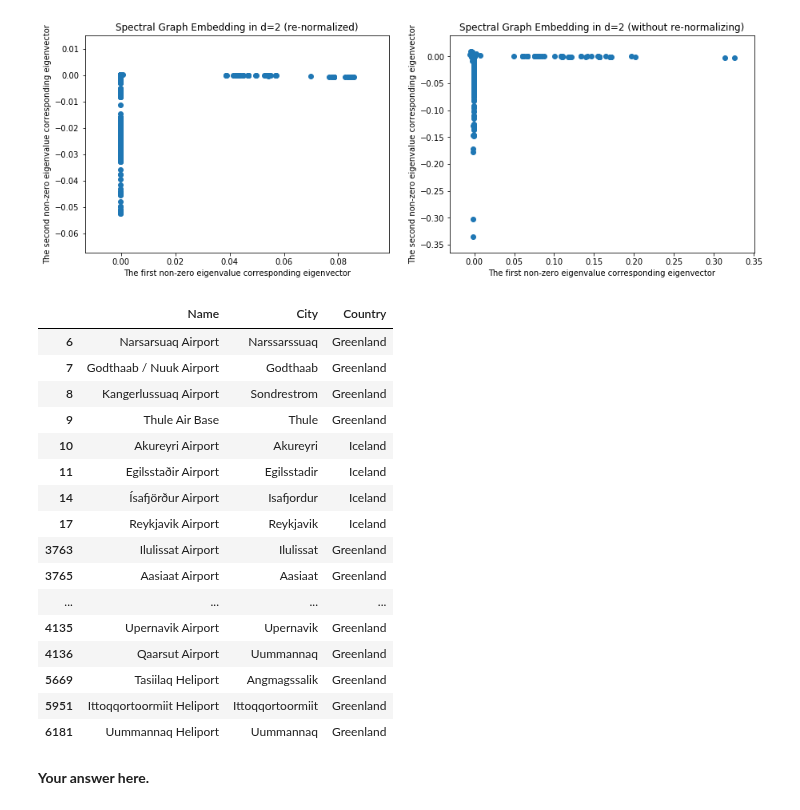
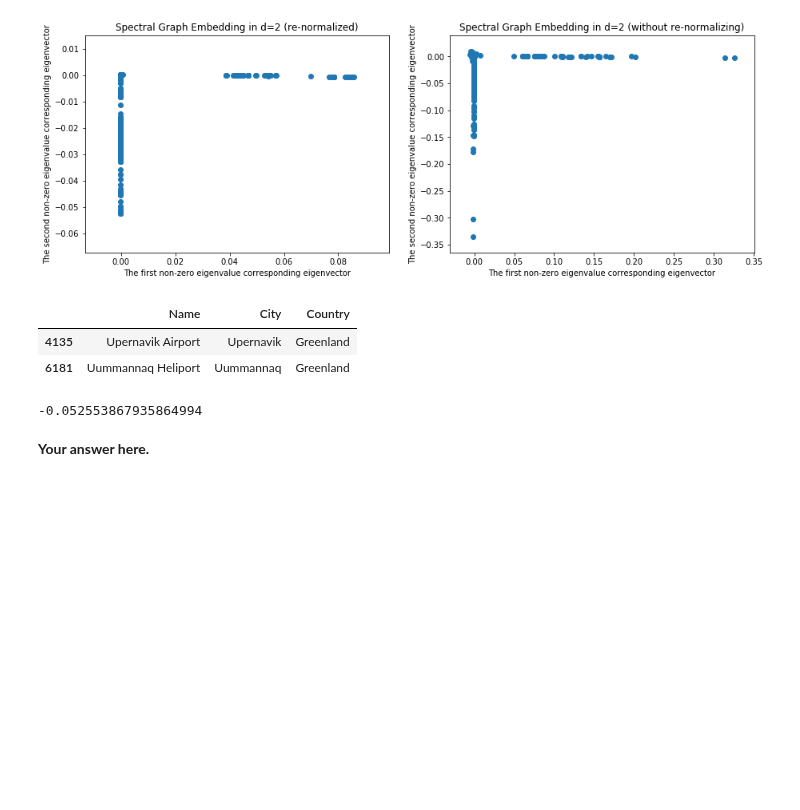
Before and after one commit to ownzonefeng/ntds_groupwork, a Jupyter notebook: Milestone3/3_spectral_graph_theory.ipynb, the cells around one changed output. Cells and saved outputs as stored; diff of their text form; code cells hidden in the pictures; blank space fills up the shorter version.

```diff
--- a/Milestone3/3_spectral_graph_theory.ipynb
+++ b/Milestone3/3_spectral_graph_theory.ipynb
@@ -306,27 +306,17 @@ ax0[1].scatter(Z[:,0], Z[:,1]) # without re-normalizing
 # %%
 airports = pd.read_csv("airports.txt",names = ['Airport_ID','Name','City','Country','IATA','ICAO','Latitude','Longitude',
                                                'Altitude','Timezone','DST','TZ database','Type','Source'])
-cluster1 = np.where(Z[:, 0]>0.02)
+cluster1 = np.where(Z[:,0]>0.25)
 pn = port_name[cluster1]
 airports[['Name', 'City', 'Country']].loc[airports.IATA.isin(pn)]
 # %% [output]
 |  | Name | City | Country |
-| 6 | Narsarsuaq Airport | Narssarssuaq | Greenland |
-| 7 | Godthaab / Nuuk Airport | Godthaab | Greenland |
-| 8 | Kangerlussuaq Airport | Sondrestrom | Greenland |
-| 9 | Thule Air Base | Thule | Greenland |
-| 10 | Akureyri Airport | Akureyri | Iceland |
-| 11 | Egilsstaðir Airport | Egilsstadir | Iceland |
-| 14 | Ísafjörður Airport | Isafjordur | Iceland |
-| 17 | Reykjavik Airport | Reykjavik | Iceland |
-| 3763 | Ilulissat Airport | Ilulissat | Greenland |
-| 3765 | Aasiaat Airport | Aasiaat | Greenland |
-| ... | ... | ... | ... |
 | 4135 | Upernavik Airport | Upernavik | Greenland |
-| 4136 | Qaarsut Airport | Uummannaq | Greenland |
-| 5669 | Tasiilaq Heliport | Angmagssalik | Greenland |
-| 5951 | Ittoqqortoormiit Heliport | Ittoqqortoormiit | Greenland |
 | 6181 | Uummannaq Heliport | Uummannaq | Greenland |
+# %%
+np.min(Z_n[:,1])
+# %% [output]
+-0.052553867935864994
 # %% [markdown]
 **Your answer here.**
 # %% [markdown]
```
Also changed, not shown: parts of 6 cells of this notebook, 7 other files.
